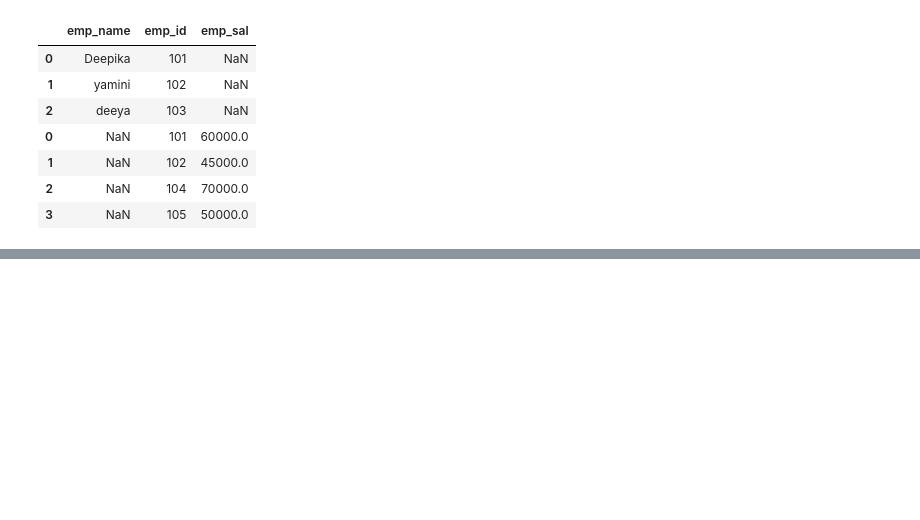
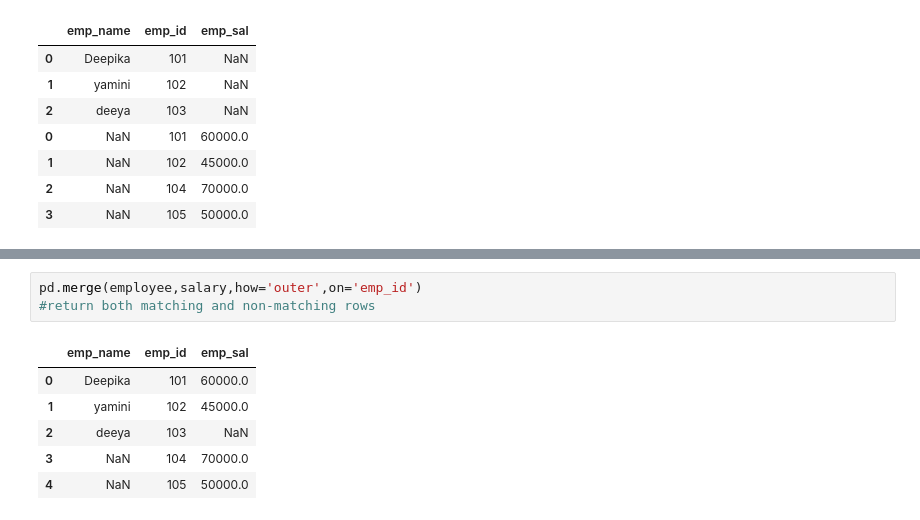
Before and after one commit to dpkasahu/numpy, a Jupyter notebook: join.ipynb, the cells around one changed output, grey strips where cells are left out. Cells and saved outputs as stored; diff of their text form; blank space fills up the shorter version.

```diff
--- a/join.ipynb
+++ b/join.ipynb
@@ -19,0 +28,10 @@ pd.concat([employee,salary])
+# %%
+pd.merge(employee,salary,how='outer',on='emp_id')
+#return both matching and non-matching rows
+# %% [output]
+|  | emp_name | emp_id | emp_sal |
+| 0 | Deepika | 101 | 60000.0 |
+| 1 | yamini | 102 | 45000.0 |
+| 2 | deeya | 103 | NaN |
+| 3 | NaN | 104 | 70000.0 |
+| 4 | NaN | 105 | 50000.0 |
```
Also changed, not shown: parts of 3 cells of this notebook.
